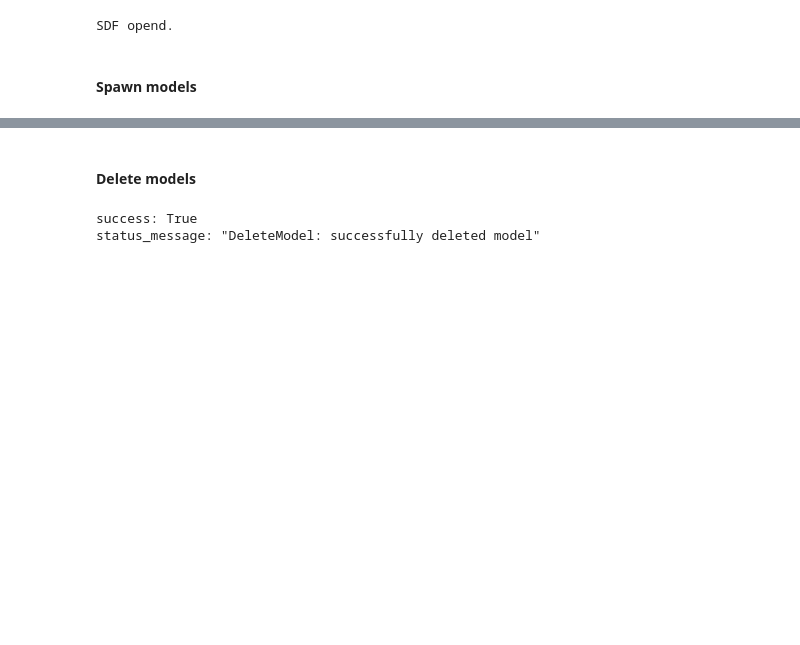
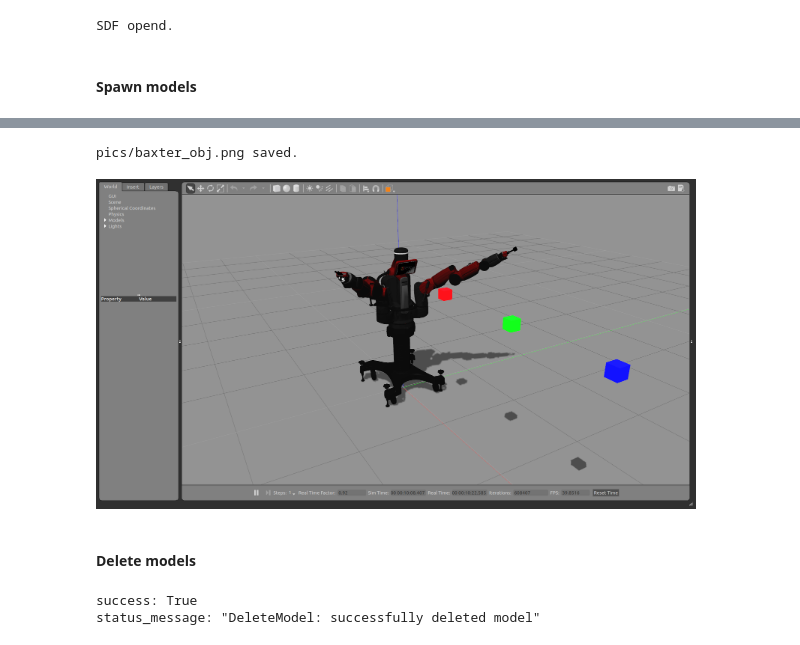
Before and after one commit to sjchoi86/rospy_examples, a Jupyter notebook: src/demo_addObject2gazebo.ipynb, the cells around one changed output, grey strips where cells are left out. Drawn from its saved outputs; the diff is of its cells as text; code cells hidden in the pictures; blank space fills up the shorter version.

Commit message:
screenshot added

```diff
--- a/src/demo_addObject2gazebo.ipynb
+++ b/src/demo_addObject2gazebo.ipynb
@@ -89,3 +88,11 @@ status_message: "SpawnModel: Successfully spawned entity"
+# %%
+imgName = 'baxter_obj'
+os.system("./gazebo_screen.sh %s"%(imgName))
+print ("pics/%s.png saved."%(imgName))
+Image("pics/%s.png"%(imgName),width=600,height=300)
+# %% [output]
+pics/baxter_obj.png saved.
+[figure, added]
 # %% [markdown]
 #### Delete models
 # %%
```
Also changed, not shown: parts of 5 cells of this notebook, 11 other files.
